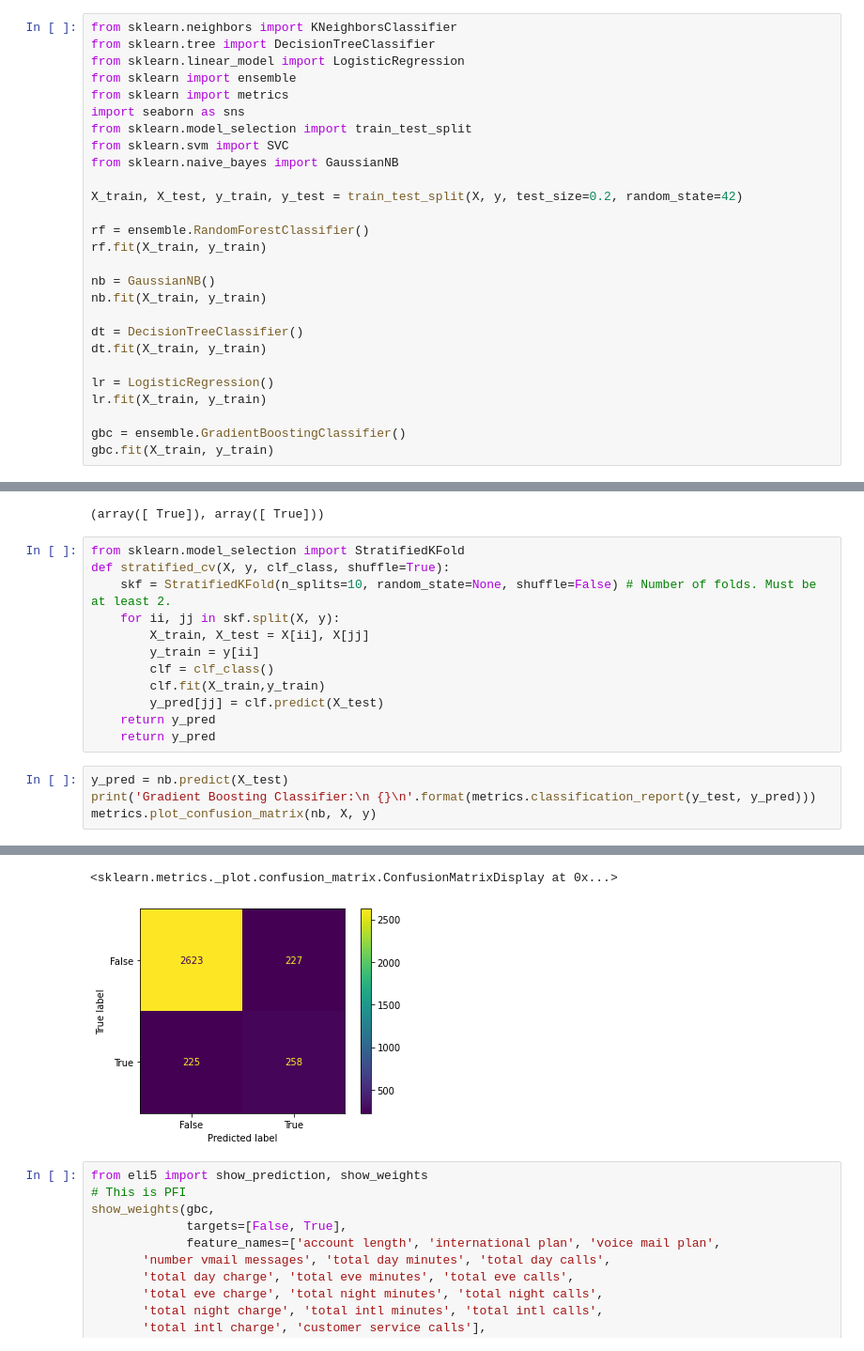
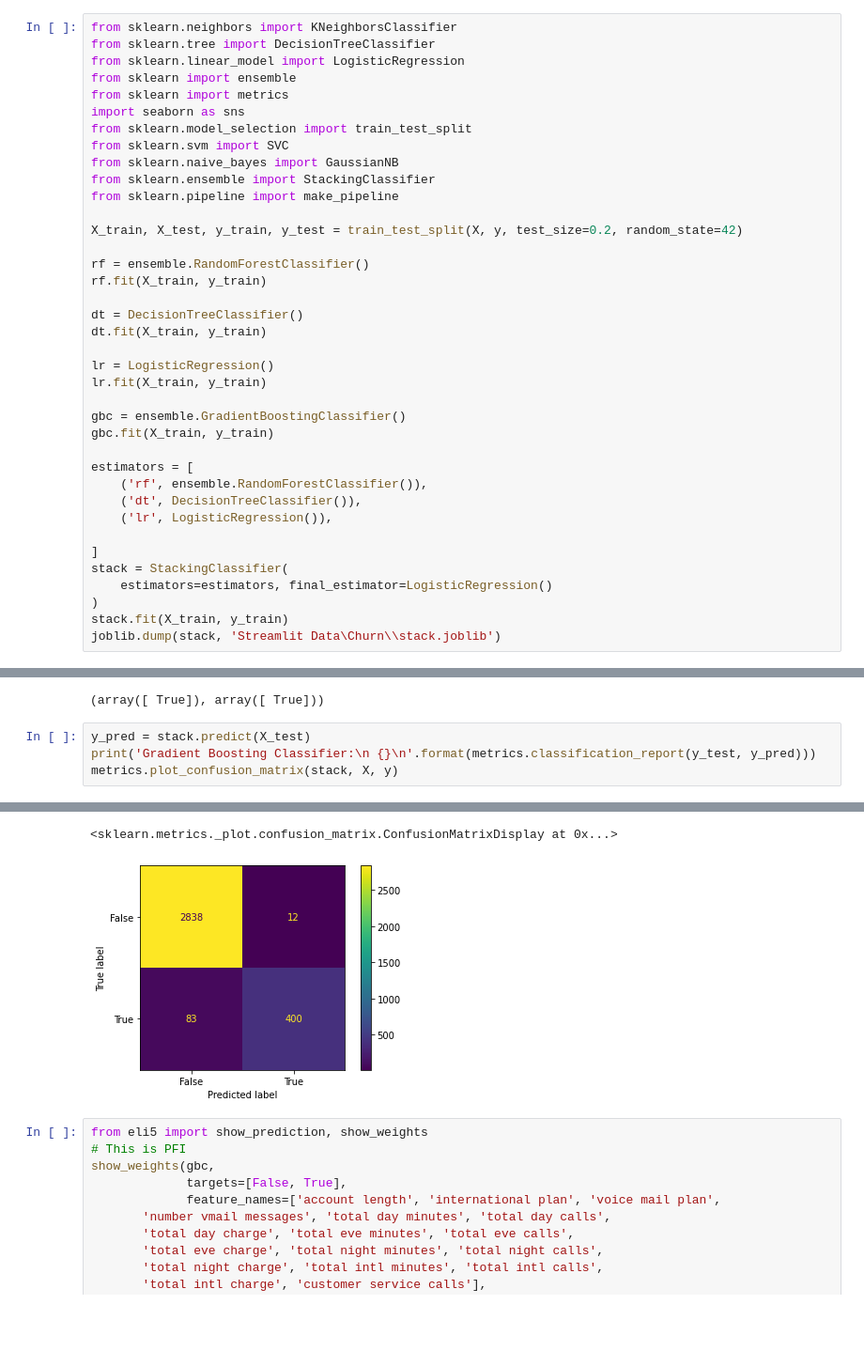
Before and after one commit to Shuvo-saha/Retail-Analytics-Showcase, a Jupyter notebook: processing.ipynb, the cells around one changed output, grey strips where cells are left out. Shown at 94% size. Cells and saved outputs as stored; diff of their text form; blank space fills up the shorter version.

Commit message:
Churn done

```diff
--- a/processing.ipynb
+++ b/processing.ipynb
@@ -351,14 +355,13 @@ import seaborn as sns
 from sklearn.model_selection import train_test_split
 from sklearn.svm import SVC
 from sklearn.naive_bayes import GaussianNB
+from sklearn.ensemble import StackingClassifier
+from sklearn.pipeline import make_pipeline
 
 X_train, X_test, y_train, y_test = train_test_split(X, y, test_size=0.2, random_state=42)
 
 rf = ensemble.RandomForestClassifier()
 rf.fit(X_train, y_train)
-
-nb = GaussianNB()
-nb.fit(X_train, y_train)
 
 dt = DecisionTreeClassifier()
 dt.fit(X_train, y_train)
@@ -368,4 +371,16 @@ lr.fit(X_train, y_train)
 
 gbc = ensemble.GradientBoostingClassifier()
 gbc.fit(X_train, y_train)
+
+estimators = [
+    ('rf', ensemble.RandomForestClassifier()),
+    ('dt', DecisionTreeClassifier()),
+    ('lr', LogisticRegression()),
+
+]
+stack = StackingClassifier(
+    estimators=estimators, final_estimator=LogisticRegression()
+)
+stack.fit(X_train, y_train)
+joblib.dump(stack, 'Streamlit Data\Churn\\stack.joblib')
 # %% [output]
@@ -414,22 +430,10 @@ test = np.array([[65, 0, 0, 0, 129.1, 137, 21.95, 228.5, 83, 19.42, 208.8, 111,
 gbc.predict(scaler.transform(test)), rf.predict(scaler.transform(test))
 # %% [output]
 (array([ True]), array([ True]))
-# %%
-from sklearn.model_selection import StratifiedKFold
-def stratified_cv(X, y, clf_class, shuffle=True):
-    skf = StratifiedKFold(n_splits=10, random_state=None, shuffle=False) # Number of folds. Must be at least 2.
-    for ii, jj in skf.split(X, y):
-        X_train, X_test = X[ii], X[jj]
-        y_train = y[ii]
-        clf = clf_class()
-        clf.fit(X_train,y_train)
-        y_pred[jj] = clf.predict(X_test)
-    return y_pred
-    return y_pred
 # %%
-y_pred = nb.predict(X_test)
+y_pred = stack.predict(X_test)
 print('Gradient Boosting Classifier:\n {}\n'.format(metrics.classification_report(y_test, y_pred)))
-metrics.plot_confusion_matrix(nb, X, y)
+metrics.plot_confusion_matrix(stack, X, y)
 # %% [output]
 Gradient Boosting Classifier:
                precision    recall  f1-score   support
@@ -443,5 +447,5 @@ weighted avg       0.85      0.85      0.85       667
 <sklearn.metrics._plot.confusion_matrix.ConfusionMatrixDisplay at 0x...>
-[figure, old version]
+[figure, new version]
 # %%
 from eli5 import show_prediction, show_weights
 # This is PFI
```
Also changed, not shown: parts of 6 cells of this notebook, 4 other files.
